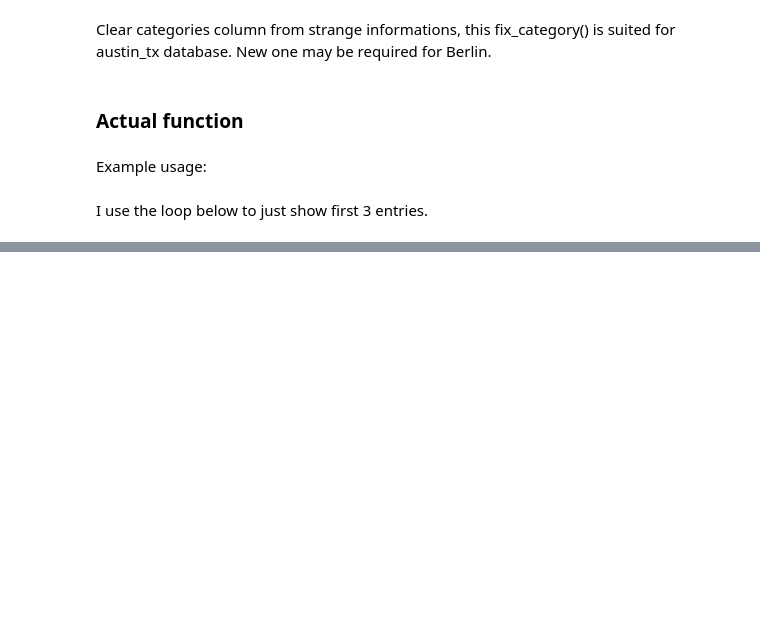
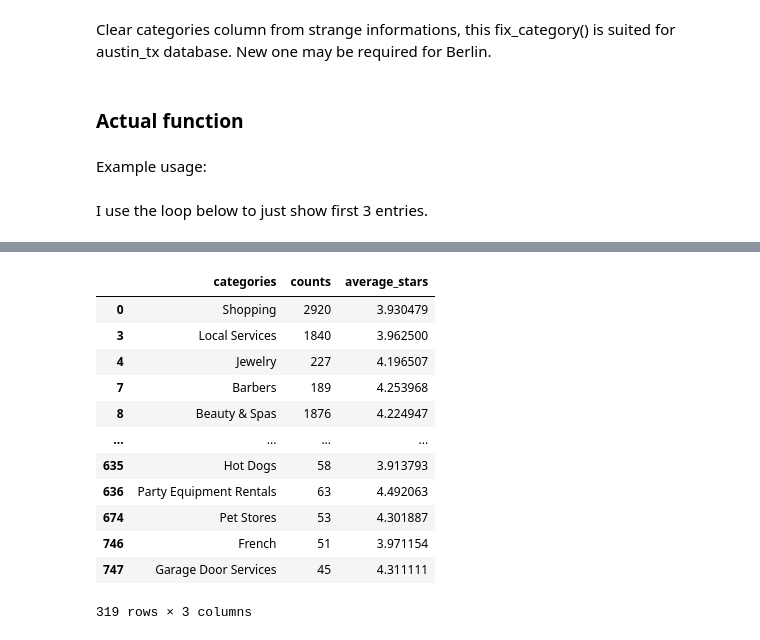
Before and after one commit to suap-coding/ymvc-berlin, a Jupyter notebook: data/explore.ipynb, the cells around one changed output, grey strips where cells are left out. Cells and saved outputs as stored; diff of their text form; code cells hidden in the pictures; blank space fills up the shorter version.

Commit message:
WIP: Average stars per cathegory.

```diff
--- a/data/explore.ipynb
+++ b/data/explore.ipynb
@@ -167,0 +220,10 @@ for idx, key in enumerate(categories_counts):
+# %%
+cc_df = pd.DataFrame.from_dict(categories_counts, orient='index', columns=['counts'])
+cc_df.reset_index(level=0, inplace=True)
+cc_df.rename(columns={'index':'categories'}, inplace=True)
+
+# let's say the significant ones are those which are more than 1% of the maximum value
+significtant = cc_df.counts.max() * 0.01
+significant_cathegories = cc_df[cc_df.counts > significtant]
+
+significant_cathegories['average_stars'] = [austin_tx[contains(austin_tx.categories, key)].stars.mean() for key in significant_cathegories['categories']]
@@ -168,3 +236,20 @@ for idx, key in enumerate(categories_counts):
+# %%
+
+significant_cathegories
+# %% [output]
+|  | categories | counts | average_stars |
+| 0 | Shopping | 2920 | 3.930479 |
+| 3 | Local Services | 1840 | 3.962500 |
+| 4 | Jewelry | 227 | 4.196507 |
+| 7 | Barbers | 189 | 4.253968 |
+| 8 | Beauty & Spas | 1876 | 4.224947 |
+| ... | ... | ... | ... |
+| 635 | Hot Dogs | 58 | 3.913793 |
+| 636 | Party Equipment Rentals | 63 | 4.492063 |
+| 674 | Pet Stores | 53 | 4.301887 |
+| 746 | French | 51 | 3.971154 |
+| 747 | Garage Door Services | 45 | 4.311111 |
+319 rows × 3 columns
 # %%
 # uncomment the line below and run this cell if you wanna see EVERYTHING
 # categories_counts
```
Also changed, not shown: parts of 11 cells of this notebook.
